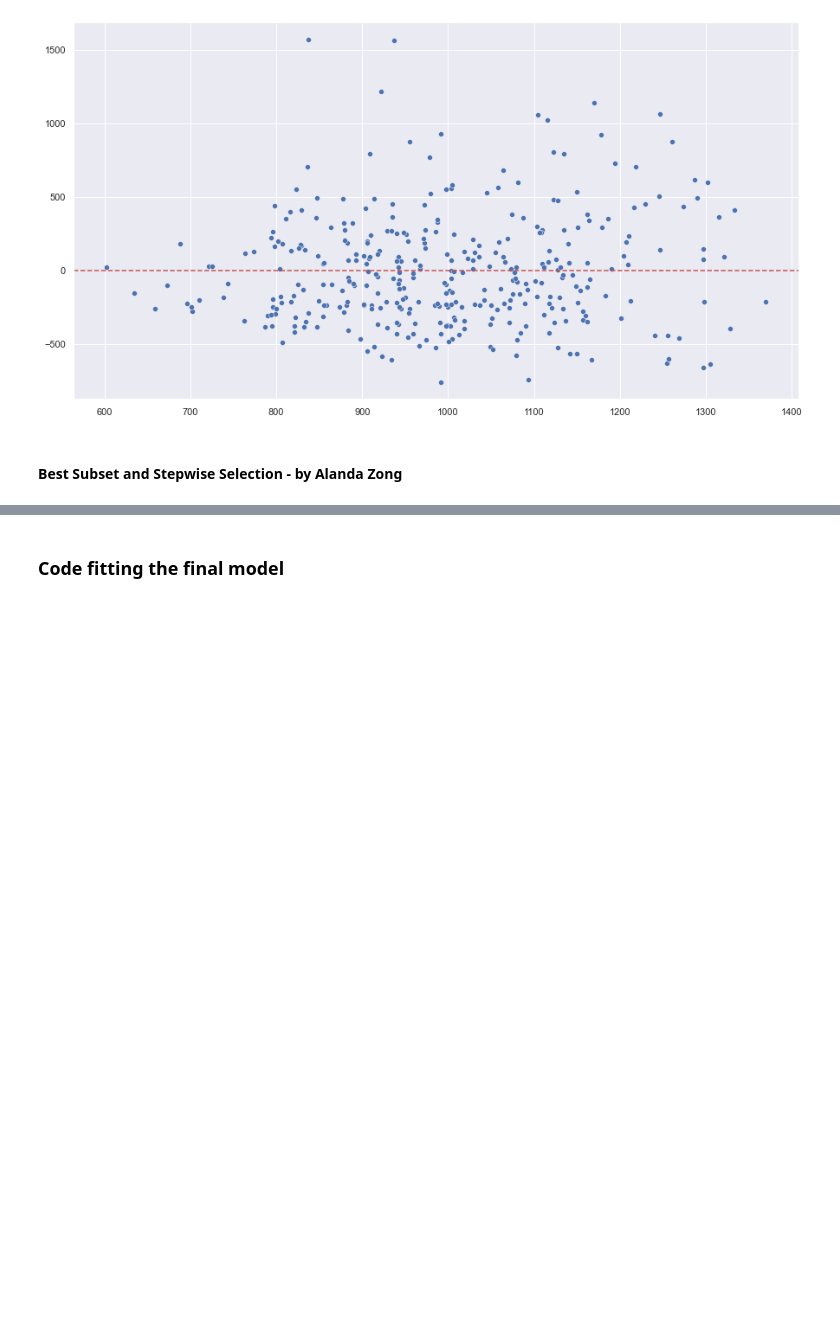
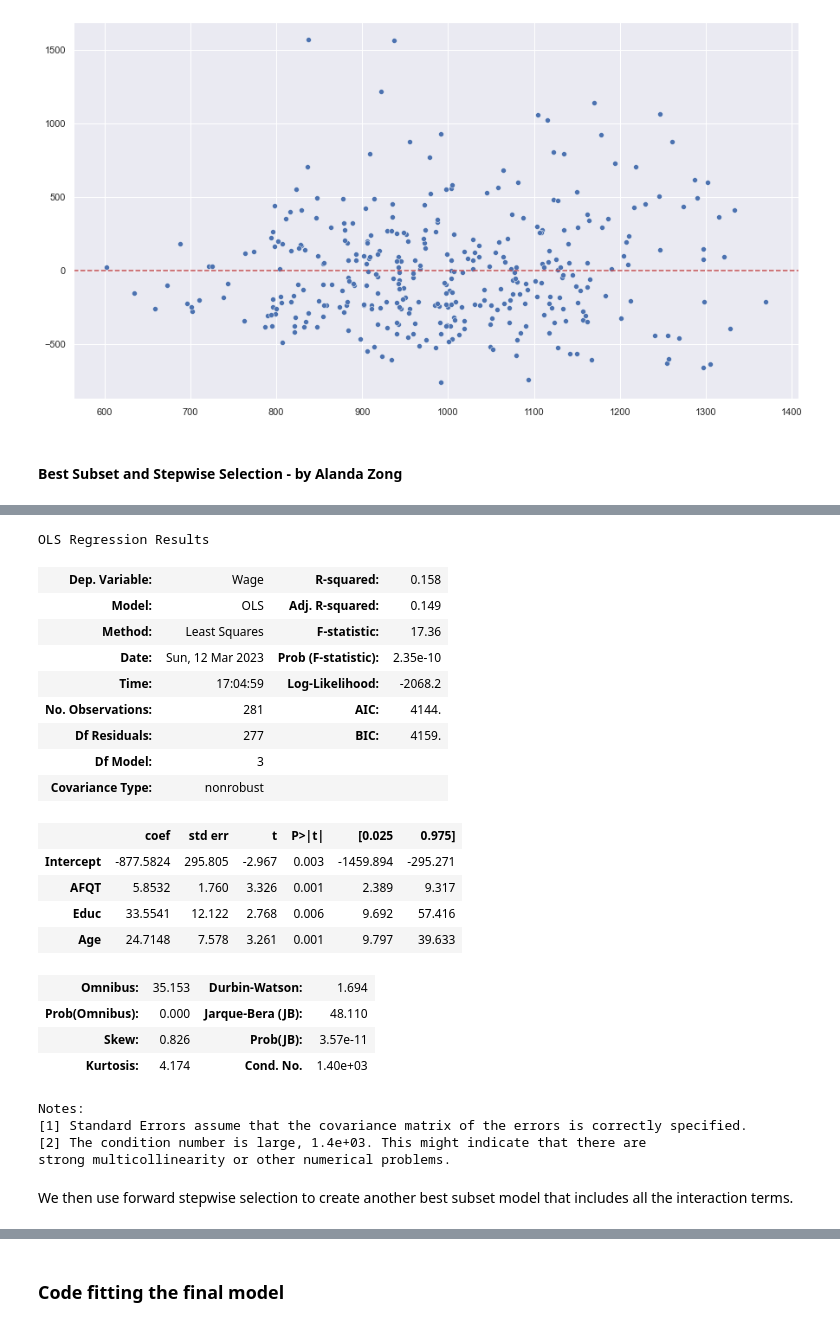
Before and after one commit to alandaz/DataScienceRepo, a Jupyter notebook: Project Code Template.ipynb, the cells around one changed output, grey strips where cells are left out. Drawn from its saved outputs; the diff is of its cells as text; code cells hidden in the pictures; blank space fills up the shorter version.

Commit message:
update for stepwise
different results

```diff
--- a/Project Code Template.ipynb
+++ b/Project Code Template.ipynb
@@ -368,3 +368,8 @@ The following code uses best subset selection to develop a linear regression mod
+# %%
+#Creating a dataframe with all the predictors
+X = train[['AFQT', 'Educ', 'Exper', 'Age', 'Meduc']]
+#Since 'X' will change when we include interactions, we need a backup containing all individual predictors
+X_backup = train[['AFQT', 'Educ', 'Exper', 'Age', 'Meduc']]
 # %%
 #Function to develop a model based on all predictors in predictor_subset
 def processSubset(predictor_subset):
@@ -457,0 +460,29 @@ We then use forward stepwise selection to create another model that includes all
+# %%
+best_subset_model = models_best.loc[3,'model']
+models_best.loc[3,'model'].summary()
+# %% [output]
+OLS Regression Results
+| Dep. Variable: | Wage | R-squared: | 0.158 |
+| Model: | OLS | Adj. R-squared: | 0.149 |
+| Method: | Least Squares | F-statistic: | 17.36 |
+| Date: | Sun, 12 Mar 2023 | Prob (F-statistic): | 2.35e-10 |
+| Time: | 17:04:59 | Log-Likelihood: | -2068.2 |
+| No. Observations: | 281 | AIC: | 4144. |
+| Df Residuals: | 277 | BIC: | 4159. |
+| Df Model: | 3 |  |  |
+| Covariance Type: | nonrobust |  |  |
+|  | coef | std err | t | P>|t| | [0.025 | 0.975] |
+| Intercept | -877.5824 | 295.805 | -2.967 | 0.003 | -1459.894 | -295.271 |
+| AFQT | 5.8532 | 1.760 | 3.326 | 0.001 | 2.389 | 9.317 |
+| Educ | 33.5541 | 12.122 | 2.768 | 0.006 | 9.692 | 57.416 |
+| Age | 24.7148 | 7.578 | 3.261 | 0.001 | 9.797 | 39.633 |
+| Omnibus: | 35.153 | Durbin-Watson: | 1.694 |
+| Prob(Omnibus): | 0.000 | Jarque-Bera (JB): | 48.110 |
+| Skew: | 0.826 | Prob(JB): | 3.57e-11 |
+| Kurtosis: | 4.174 | Cond. No. | 1.40e+03 |
+Notes:
+[1] Standard Errors assume that the covariance matrix of the errors is correctly specified.
+[2] The condition number is large, 1.4e+03. This might indicate that there are
+strong multicollinearity or other numerical problems.
+# %% [markdown]
+We then use forward stepwise selection to create another best subset model that includes all the interaction terms.
```
Also changed, not shown: parts of 22 cells of this notebook.
